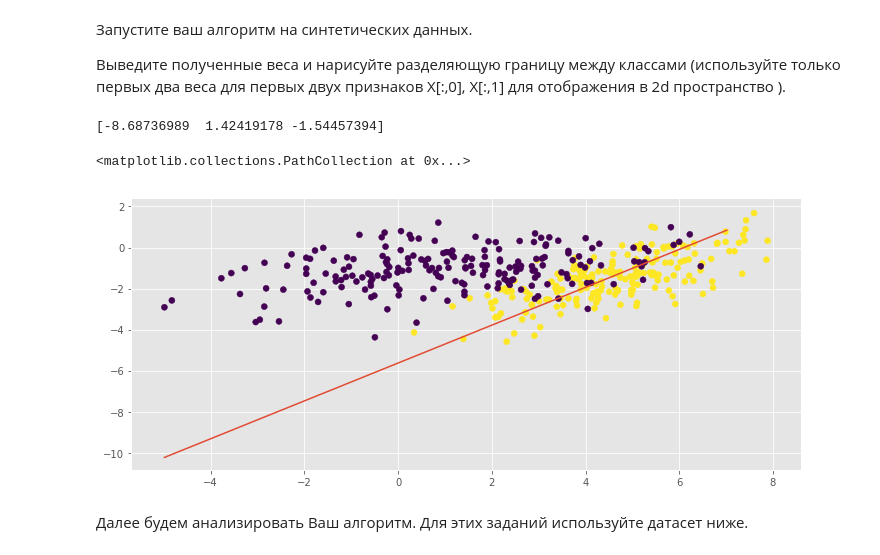
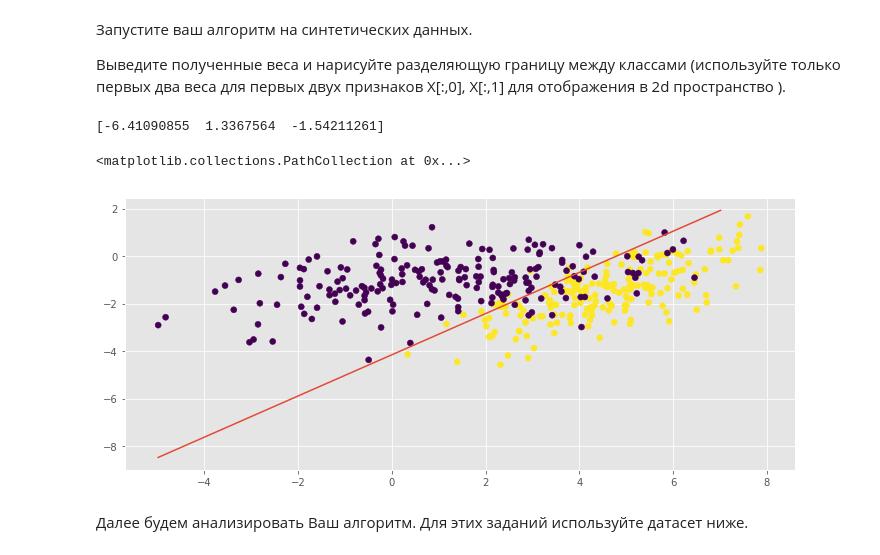
Before and after one commit to dovvakkin/sphere_analasys, a Jupyter notebook: HW3/kozhevnikov_hw3.ipynb, the cells around one changed output. Cells and saved outputs as stored; diff of their text form; code cells hidden in the pictures.

```diff
--- a/HW3/kozhevnikov_hw3.ipynb
+++ b/HW3/kozhevnikov_hw3.ipynb
@@ -328,9 +328,12 @@ class MySGDClassifier(BaseEstimator, ClassifierMixin):
 
 #         y_batch = np.array([y_batch])
 #         X_batch = np.array([X_batch])
-
-        loss = np.sum(y_batch * np.log(sigmoid(np.dot(X_batch, self.weights))) + \
-                      (1 - y_batch) * np.log(1 - sigmoid(np.dot(X_batch, self.weights))))
+        if X_batch.shape[0] == 1:
+            loss = np.sum(y_batch * np.log(sigmoid(np.dot(X_batch[0], self.weights[0]))) + \
+                          (1 - y_batch) * np.log(1 - sigmoid(np.dot(X_batch[0], self.weights[0]))))
+        else:
+            loss = np.sum(y_batch * np.log(sigmoid(np.dot(X_batch, self.weights))) + \
+                          (1 - y_batch) * np.log(1 - sigmoid(np.dot(X_batch, self.weights))))
 
         loss *= -1 / X_batch.shape[0]
 
@@ -343,7 +346,12 @@ class MySGDClassifier(BaseEstimator, ClassifierMixin):
         X_batch - матрица объекты-признаки по батчу
         y_batch - вектор ответов по батчу
         """
-        column = y_batch - sigmoid(np.dot(X_batch, self.weights))
+#         if (X_batch.ndim > 1) & (X_batch.shape[0] > 1):
+#             column = y_batch - sigmoid(np.dot(X_batch[0], self.weights[0]))
+#         else:
+#             column = y_batch - sigmoid(np.dot(X_batch, self.weights.T))
+# #         column = y_batch - sigmoid(np.dot(X_batch, self.weights))
+        column = y_batch - sigmoid(np.dot(X_batch, self.weights.T))
 
         loss_grad = np.matmul(column, X_batch)
         loss_grad *= -1/X_batch.shape[0]
@@ -401,7 +409,7 @@ class MySGDClassifier(BaseEstimator, ClassifierMixin):
         X - матрица объекты-признаки
         '''
         X = np.hstack((np.ones((X.shape[0], 1)), X))
-        y_hat_proba = np.dot(X, self.weights)
+        y_hat_proba = np.dot(X, self.weights.T)
 
         return sigmoid(y_hat_proba)
 # %% [markdown]
@@ -421,25 +429,25 @@ def plot_decision_boundary(clf, X):
 # %%
 np.random.seed(0)
 
 C1 = np.array([[0., -0.8], [1.5, 0.8]])
 C2 = np.array([[1., -0.7], [2., 0.7]])
 gauss1 = np.dot(np.random.randn(200, 2) + np.array([5, 3]), C1)
 gauss2 = np.dot(np.random.randn(200, 2) + np.array([1.5, 0]), C2)
 
 X = np.vstack([gauss1, gauss2])
 y = np.r_[np.ones(200), np.zeros(200)]
 
-my_clf = MySGDClassifier(batch_generator, alpha=0.1, C=600)
+my_clf = MySGDClassifier(batch_generator, alpha=0.01, C=600)
 my_clf.fit(X, y)
 
 plot_decision_boundary(my_clf, X)
 
 
 plt.scatter(X[:,0], X[:,1], c=y)
 # %% [output]
-[-8.68736989  1.42419178 -1.54457394]
+[-6.41090855  1.3367564  -1.54211261]
 <matplotlib.collections.PathCollection at 0x...>
-[figure, old version]
+[figure, new version]
 # %% [markdown]
 Далее будем анализировать Ваш алгоритм.
 Для этих заданий используйте датасет ниже.
```
Also changed, not shown: parts of 6 cells of this notebook.
